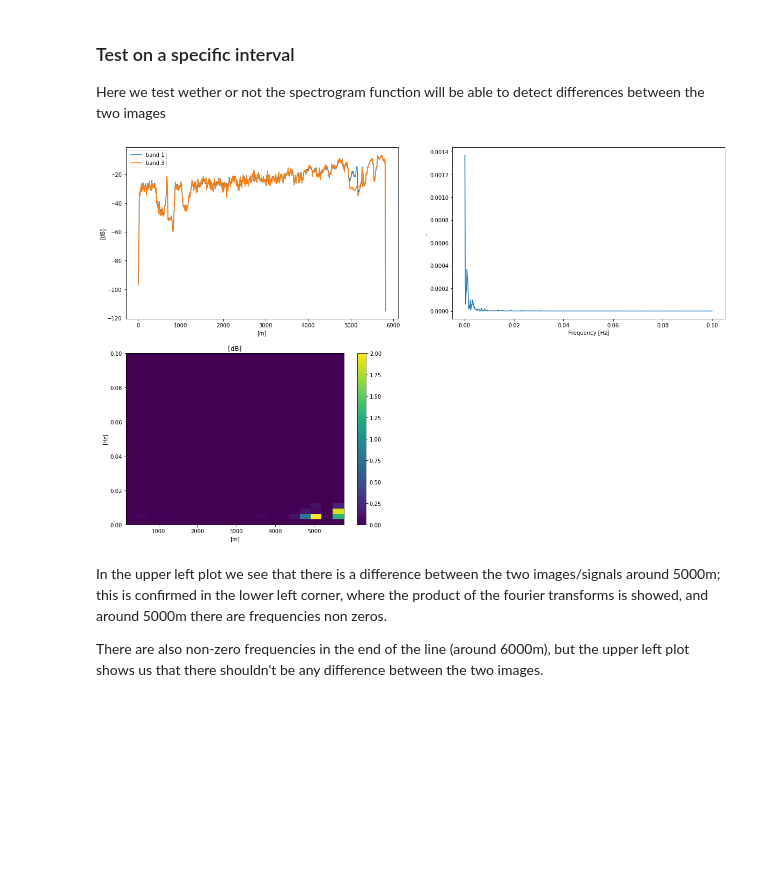
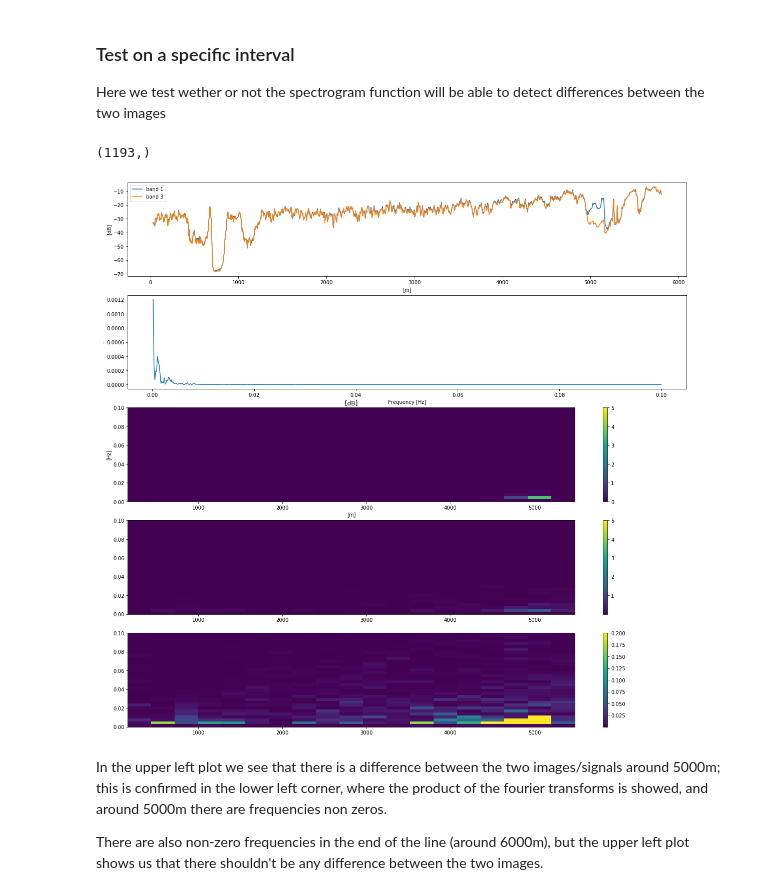
Before and after one commit to eobroets/CESBIO, a Jupyter notebook: Spectrogram.ipynb, the cells around one changed output. Saved outputs shown, nothing was run; the diff lists cells and outputs as text; code cells hidden in the pictures; blank space fills up the shorter version.

```diff
--- a/Spectrogram.ipynb
+++ b/Spectrogram.ipynb
@@ -99,35 +99,47 @@ x = np.linspace(0,length,N)
 xf = np.linspace(0,length*fs/2,N//2)/length
 fy = fftpack.fft(ds_target1)[:N//2]/N
 fy2 = fftpack.fft(ds_target3)[:N//2]/N
+
+print(np.shape(ds_target3))
+# %% [output]
+(1193,)
 # %%
 j = ds_target1*ds_target3
 nf = 2**6
-f, t, Z = ss.spectrogram(ds_target1, fs,nperseg=nf)
-f1, t1, Z1 = ss.spectrogram(ds_target3, fs,nperseg=nf)
+f, t, Z = ss.spectrogram(ds_target1[:-30], fs,nperseg=nf)
+
+f1, t1, Z1 = ss.spectrogram(ds_target3[:-30], fs,nperseg=nf)
 
 ff, tt, ZZ = ss.spectrogram(j, fs,nperseg=nf)
 plt.figure(figsize=(20,20))
-plt.subplot(3,2,1)
+plt.subplot(5,1,1)
 plt.plot(x,np.log(ds_target1)*10,label="band 1")
 plt.plot(x,np.log(ds_target3)*10, label = "band 3")
 plt.xlabel("[m]")
 plt.ylabel("[dB]")
 plt.legend()
-plt.subplot(3,2,2)
+plt.subplot(5,1,2)
 plt.xlabel("Frequency [Hz]")
 plt.ylabel("..")
 plt.plot(xf[1:],np.abs(fy[1:])*np.abs(fy2[1:]))
-plt.subplot(3,2,3)
-plt.pcolormesh(t,f,Z*Z1,vmin=0,vmax=2)
+plt.subplot(5,1,3)
+plt.pcolormesh(t,f,Z*Z1,vmax=5)
 plt.ylabel('[Hz]')
 plt.xlabel('[m]')
 plt.colorbar()
 plt.title("[dB]")
+plt.subplot(5,1,4)
+plt.pcolormesh(t,f,Z,vmax = 5)
+plt.colorbar()
+plt.subplot(5,1,5)
+plt.pcolormesh(t1,f1,Z1,vmax=0.2)
+plt.colorbar()
+plt.show()
 
 
 plt.show()
 # %% [output]
-[figure, old version]
+[figure, new version]
 # %% [markdown]
 In the upper left plot we see that there is a difference between the two images/signals around 5000m; this is confirmed in the lower left corner, where the product of the fourier transforms is showed, and around 5000m there are frequencies non zeros.
 
```
Also changed, not shown: parts of 1 cell of this notebook, 2 other files.
